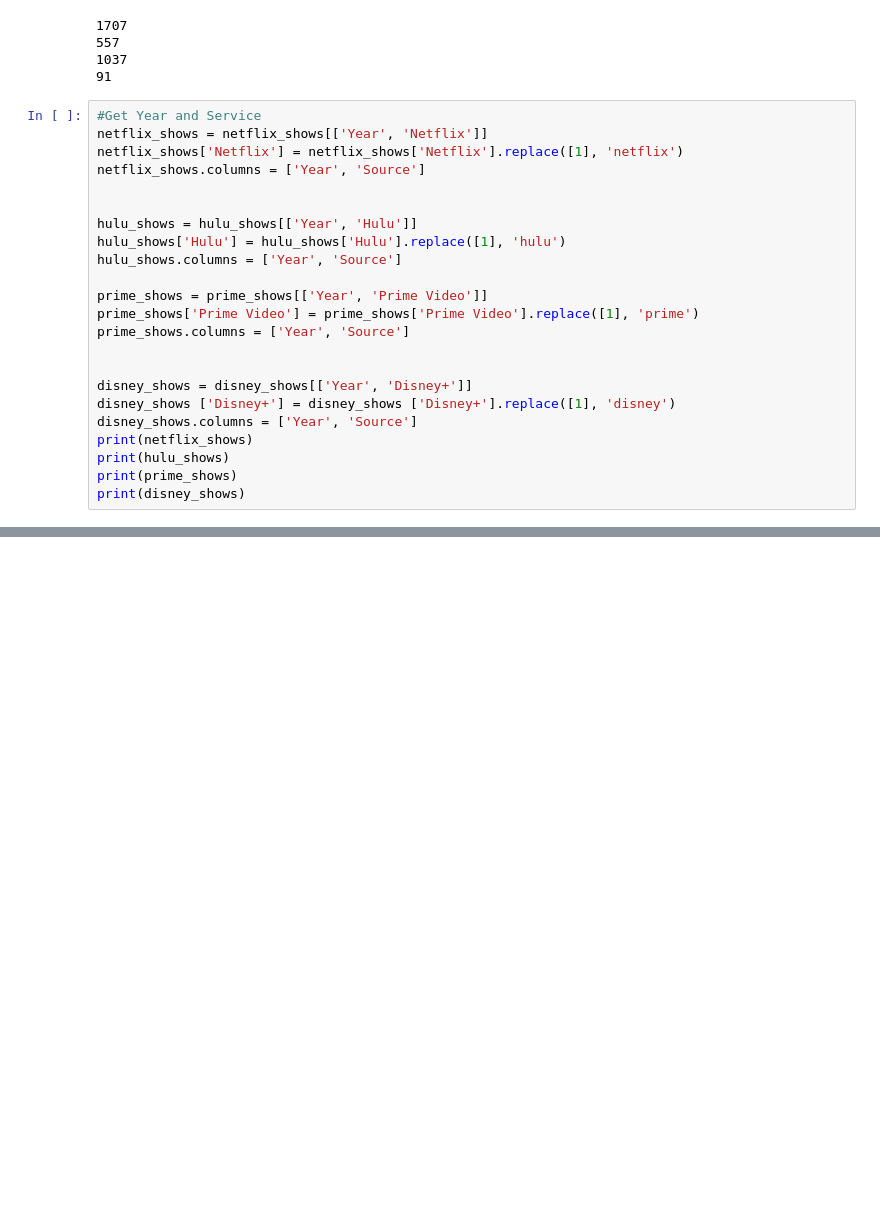
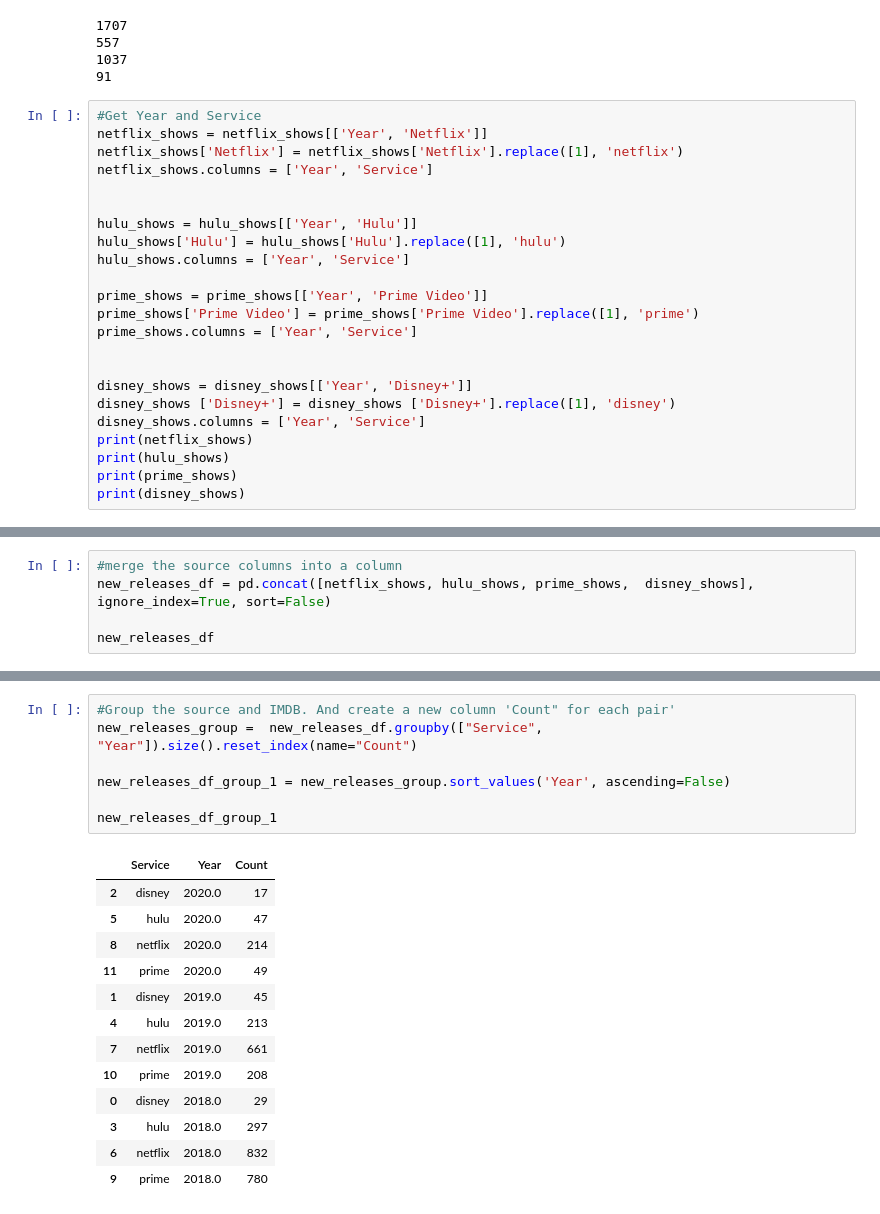
Before and after one commit to jtslater2/old_fashioned, a Jupyter notebook: Scripts/New Shows.ipynb, the cells around one changed output, grey strips where cells are left out. Cells and saved outputs as stored; diff of their text form; blank space fills up the shorter version.

```diff
--- a/Scripts/New Shows.ipynb
+++ b/Scripts/New Shows.ipynb
@@ -87,21 +87,21 @@ print(len(disney_shows))
 #Get Year and Service
 netflix_shows = netflix_shows[['Year', 'Netflix']]
 netflix_shows['Netflix'] = netflix_shows['Netflix'].replace([1], 'netflix')
-netflix_shows.columns = ['Year', 'Source']
+netflix_shows.columns = ['Year', 'Service']
 
 
 hulu_shows = hulu_shows[['Year', 'Hulu']]
 hulu_shows['Hulu'] = hulu_shows['Hulu'].replace([1], 'hulu')
-hulu_shows.columns = ['Year', 'Source']
+hulu_shows.columns = ['Year', 'Service']
 
 prime_shows = prime_shows[['Year', 'Prime Video']]
 prime_shows['Prime Video'] = prime_shows['Prime Video'].replace([1], 'prime')
-prime_shows.columns = ['Year', 'Source']
+prime_shows.columns = ['Year', 'Service']
 
 
 disney_shows = disney_shows[['Year', 'Disney+']]
 disney_shows ['Disney+'] = disney_shows ['Disney+'].replace([1], 'disney')
-disney_shows.columns = ['Year', 'Source']
+disney_shows.columns = ['Year', 'Service']
 print(netflix_shows)
 print(hulu_shows)
 print(prime_shows)
@@ -124,0 +127,5 @@ plt.tight_layout()
+# %%
+#merge the source columns into a column
+new_releases_df = pd.concat([netflix_shows, hulu_shows, prime_shows,  disney_shows], ignore_index=True, sort=False)
+
+new_releases_df
@@ -124,0 +146,21 @@ plt.tight_layout()
+# %%
+#Group the source and IMDB. And create a new column 'Count" for each pair'
+new_releases_group =  new_releases_df.groupby(["Service", "Year"]).size().reset_index(name="Count")
+
+new_releases_df_group_1 = new_releases_group.sort_values('Year', ascending=False)
+
+new_releases_df_group_1
+# %% [output]
+|  | Service | Year | Count |
+| 2 | disney | 2020.0 | 17 |
+| 5 | hulu | 2020.0 | 47 |
+| 8 | netflix | 2020.0 | 214 |
+| 11 | prime | 2020.0 | 49 |
+| 1 | disney | 2019.0 | 45 |
+| 4 | hulu | 2019.0 | 213 |
+| 7 | netflix | 2019.0 | 661 |
+| 10 | prime | 2019.0 | 208 |
+| 0 | disney | 2018.0 | 29 |
+| 3 | hulu | 2018.0 | 297 |
+| 6 | netflix | 2018.0 | 832 |
+| 9 | prime | 2018.0 | 780 |
```
Also changed, not shown: parts of 6 cells of this notebook, 1 other file.
